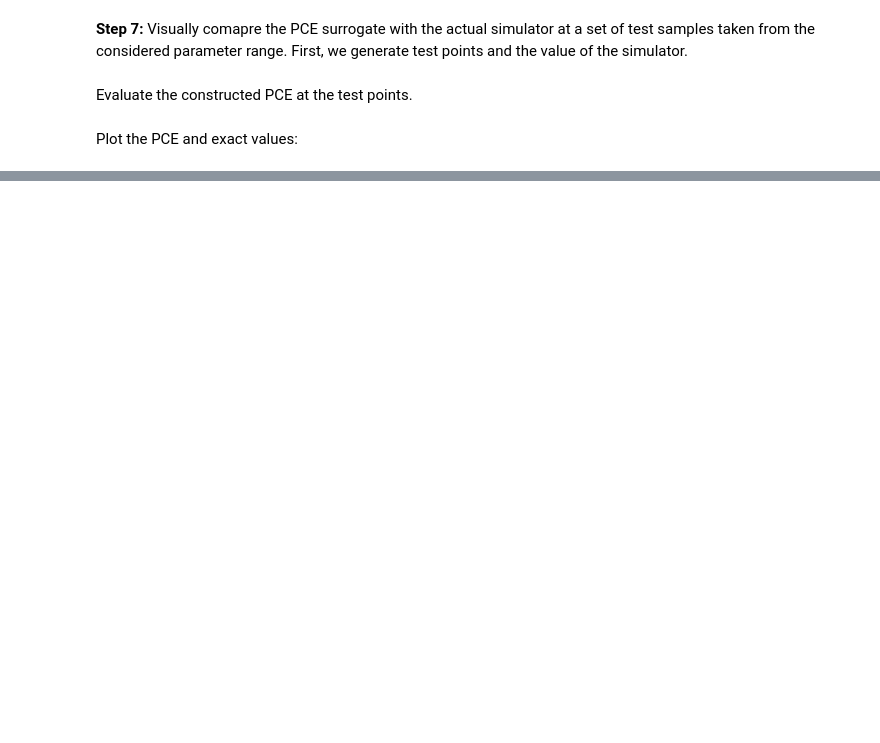
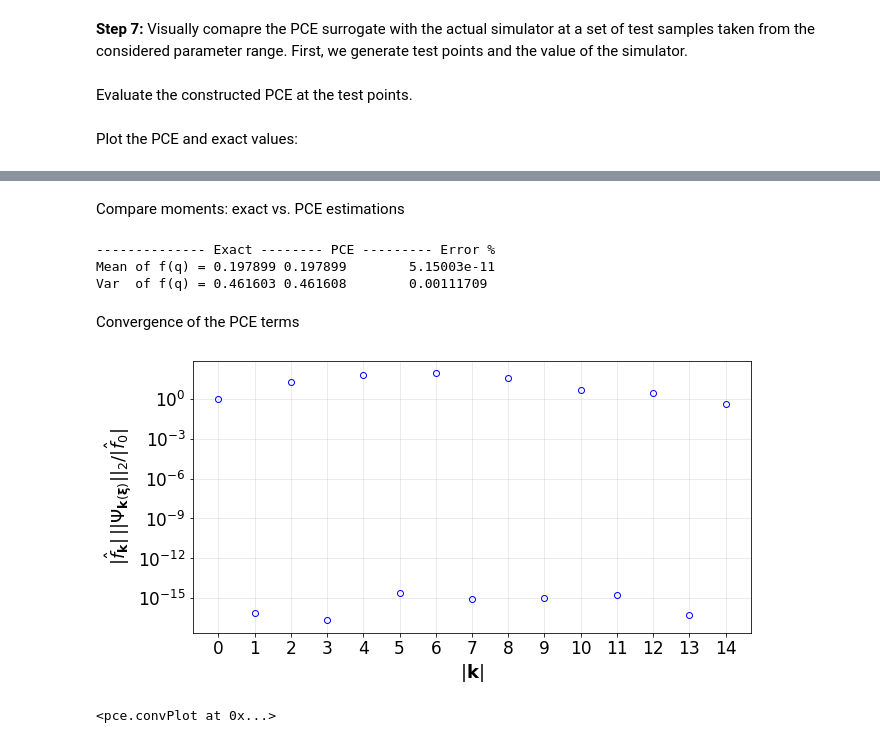
Before and after one commit to KTH-Nek5000/UQit, a Jupyter notebook: docs/source/examples/pce.ipynb, the cells around one changed output, grey strips where cells are left out. Saved outputs shown, nothing was run; the diff lists cells and outputs as text; code cells hidden in the pictures; blank space fills up the shorter version.

```diff
--- a/docs/source/examples/pce.ipynb
+++ b/docs/source/examples/pce.ipynb
@@ -110,0 +214,50 @@ plt.legend(loc='best',fontsize=17)
+# %%
+#Settings
+distType='Norm'      #distribution type of the parameter
+qInfo=[2,0.9]       #[m,v] for 'Norm' q~N(m,v^2)
+#PCE settings
+n=15                 #number of training samples
+nTest=200            #number of test sample sin the parameter space
+sampleType='GQ'      #'GQ'=Gauss Quadrature nodes
+                     #'normRand'= Random samples from the given Gaussian distribution
+                     # see `trainSample` class in sampling.py
+pceSolveMethod='Projection' #'Regression': for any combination of sample points
+                            #'Projection': only for GQ
+LMax_=50            #(Only used Regresson method)
+# %%
+#(0) Make the pceDict
+pceDict={'p':1,'sampleType':sampleType,'pceSolveMethod':pceSolveMethod,'LMax':LMax_,
+        'distType':[distType]}
+#(1) Generate training data
+samps=sampling.trainSample(sampleType=sampleType,GQdistType=distType,qInfo=qInfo,nSamp=n)
+q=samps.q
+xi=samps.xi
+qBound=samps.qBound
+fEx=analyticTestFuncs.fEx1D(q,'type2',qInfo)
+f=fEx.val
+#(2) Compute the exact moments (as the reference data)
+fEx.moments(qInfo)
+fMean_ex=fEx.mean
+fVar_ex=fEx.var
+#(3) Construct the PCE
+pce_=pce.pce(fVal=f,xi=xi[:,None],pceDict=pceDict)
+fMean=pce_.fMean     #E[f(q)] estimated by PCE
+fVar=pce_.fVar       #V[f(q)] estimated by PCE
+pceCoefs=pce_.coefs  #Coefficients in the PCE
+# %% [markdown]
+Compare moments: exact vs. PCE estimations
+# %%
+print('-------------- Exact -------- PCE --------- Error % ')
+print('Mean of f(q) = %g\t%g\t%g' %(fMean_ex,fMean,(fMean-fMean_ex)/fMean_ex*100.))
+print('Var  of f(q) = %g\t%g\t%g' %(fVar_ex,fVar,(fVar-fVar_ex)/fVar_ex*100.))
+# %% [output]
+-------------- Exact -------- PCE --------- Error %
+Mean of f(q) = 0.197899 0.197899        5.15003e-11
+Var  of f(q) = 0.461603 0.461608        0.00111709
+# %% [markdown]
+Convergence of the PCE terms
+# %%
+pce.convPlot(coefs=pceCoefs,distType=distType)
+# %% [output]
+[figure, added]
+<pce.convPlot at 0x...>
```
Also changed, not shown: parts of 84 cells of this notebook.
